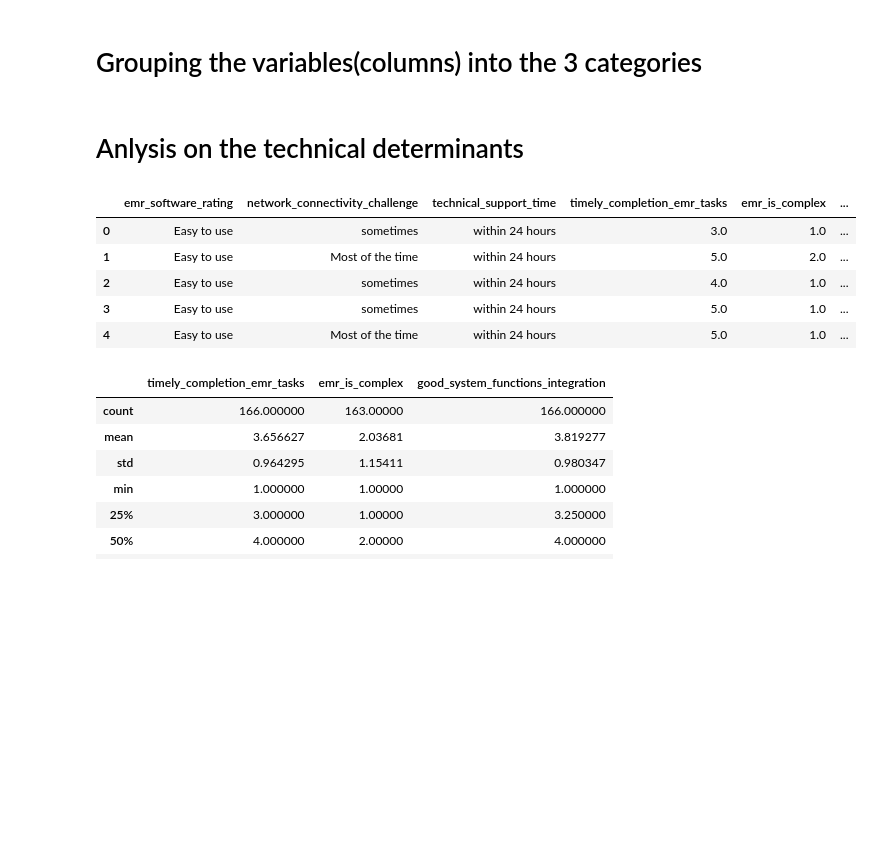
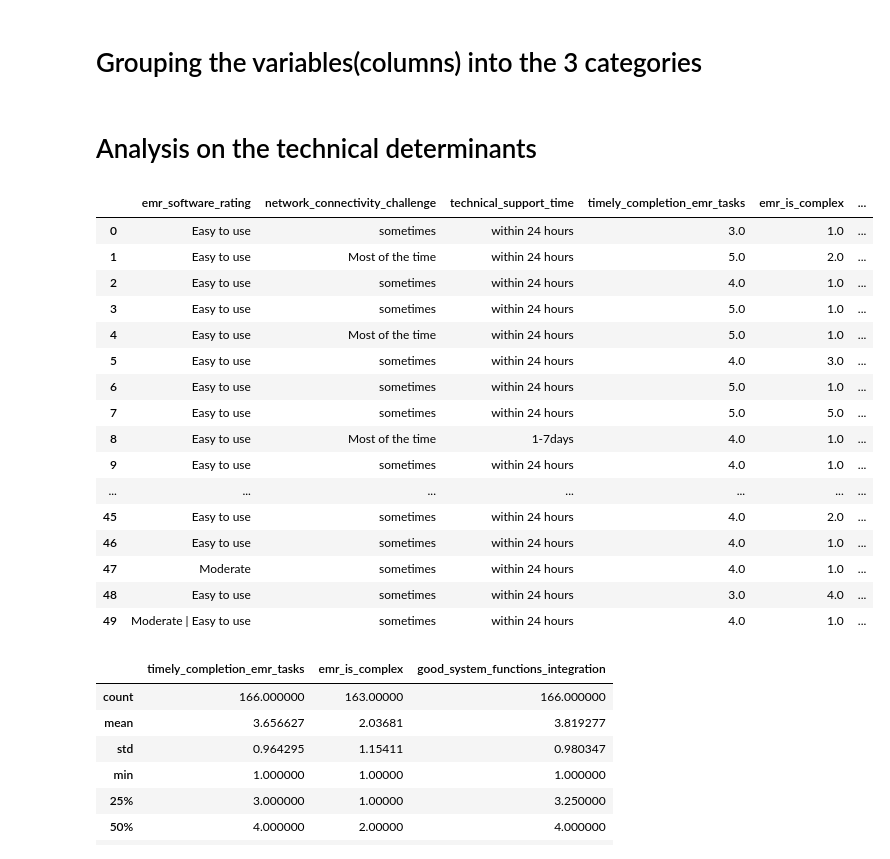
Before and after one commit to Ugoeze-hub/EMR_ANALYSIS, a Jupyter notebook: analysis.ipynb, the cells around one changed output. Cells and saved outputs as stored; diff of their text form; code cells hidden in the pictures; blank space fills up the shorter version.

```diff
--- a/analysis.ipynb
+++ b/analysis.ipynb
@@ -112,16 +114,27 @@ environmental_determinants = df[[
     'regular_monitoring_evaluation_supervisor'
 ]].copy()
 # %% [markdown]
-# Anlysis on the technical determinants
+# Analysis on the technical determinants
 # %%
-technical_determinants.head()
+technical_determinants.head(50)
 # %% [output]
 |  | emr_software_rating | network_connectivity_challenge | technical_support_time | timely_completion_emr_tasks | emr_is_complex | ... |
 | 0 | Easy to use | sometimes | within 24 hours | 3.0 | 1.0 | ... |
 | 1 | Easy to use | Most of the time | within 24 hours | 5.0 | 2.0 | ... |
 | 2 | Easy to use | sometimes | within 24 hours | 4.0 | 1.0 | ... |
 | 3 | Easy to use | sometimes | within 24 hours | 5.0 | 1.0 | ... |
 | 4 | Easy to use | Most of the time | within 24 hours | 5.0 | 1.0 | ... |
+| 5 | Easy to use | sometimes | within 24 hours | 4.0 | 3.0 | ... |
+| 6 | Easy to use | sometimes | within 24 hours | 5.0 | 1.0 | ... |
+| 7 | Easy to use | sometimes | within 24 hours | 5.0 | 5.0 | ... |
+| 8 | Easy to use | Most of the time | 1-7days | 4.0 | 1.0 | ... |
+| 9 | Easy to use | sometimes | within 24 hours | 4.0 | 1.0 | ... |
+| ... | ... | ... | ... | ... | ... | ... |
+| 45 | Easy to use | sometimes | within 24 hours | 4.0 | 2.0 | ... |
+| 46 | Easy to use | sometimes | within 24 hours | 4.0 | 1.0 | ... |
+| 47 | Moderate | sometimes | within 24 hours | 4.0 | 1.0 | ... |
+| 48 | Easy to use | sometimes | within 24 hours | 3.0 | 4.0 | ... |
+| 49 | Moderate | Easy to use | sometimes | within 24 hours | 4.0 | 1.0 | ... |
 # %%
 technical_determinants.describe()
 # %% [output]
```
Also changed, not shown: parts of 7 cells of this notebook, 35 other files.
